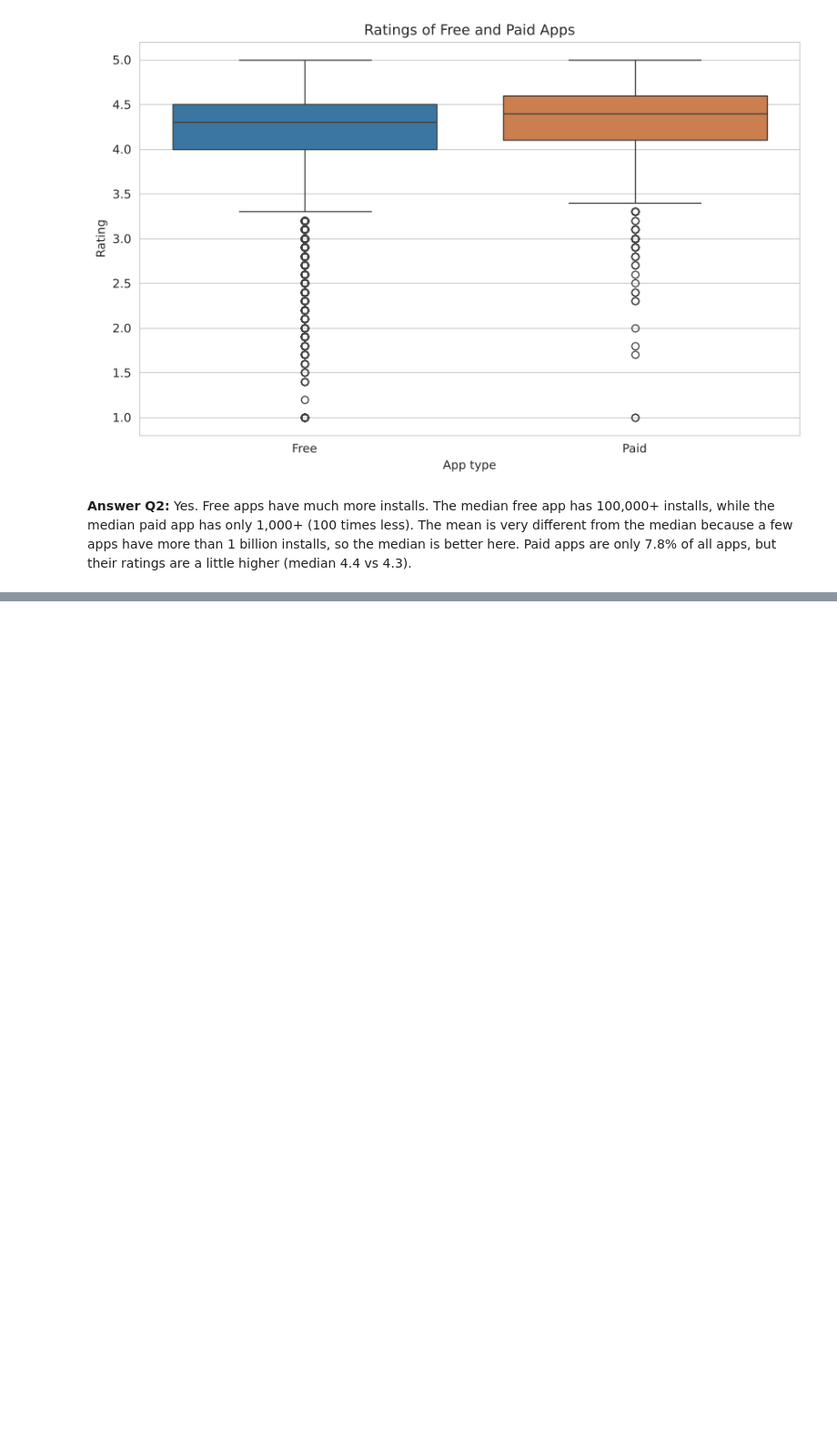
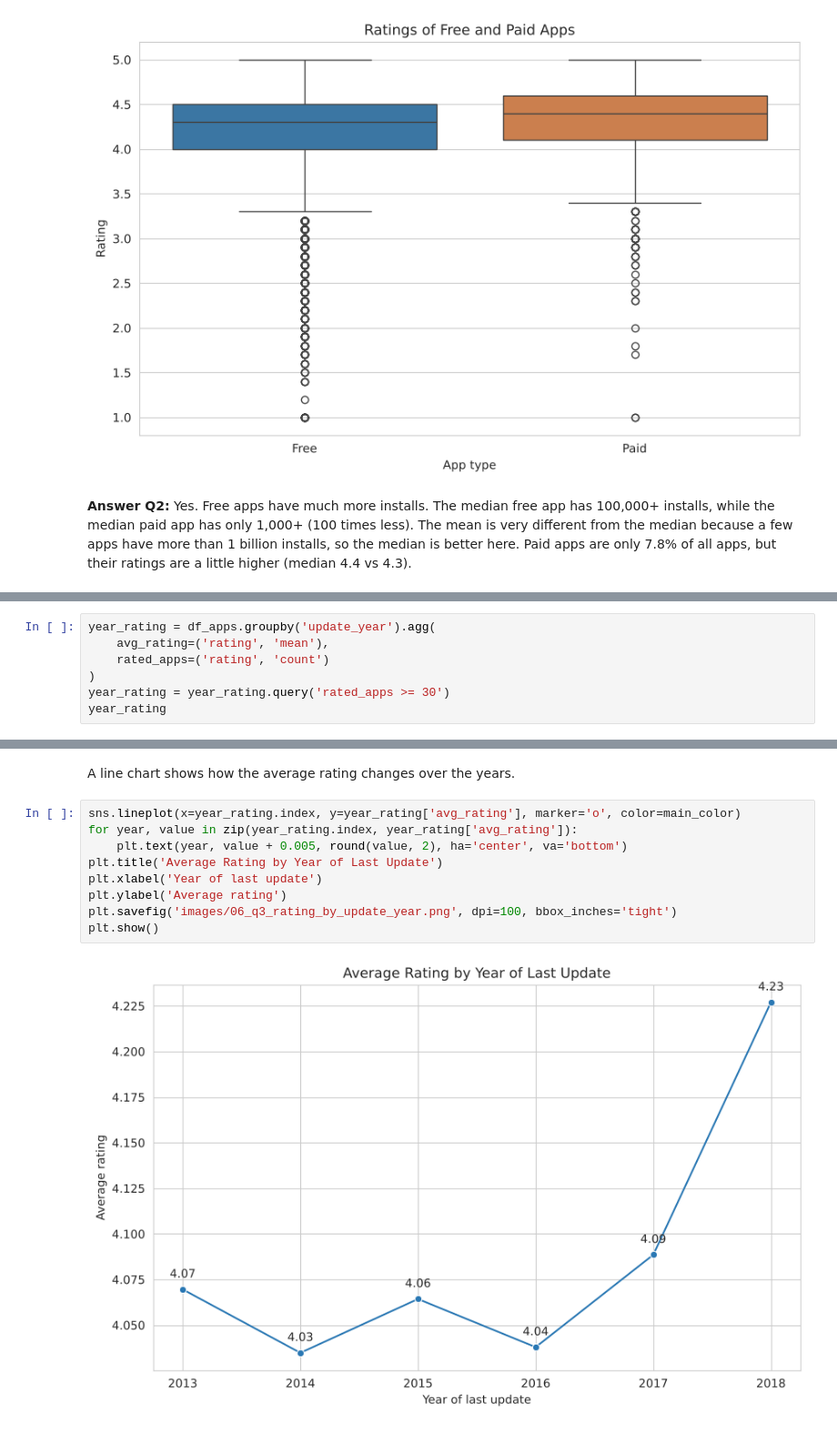
Before and after one commit to ahmed2sadeq/google-play-apps-analysis, a Jupyter notebook: project.ipynb, the cells around one changed output, grey strips where cells are left out. Shown at 91% size. Drawn from its saved outputs; the diff is of its cells as text; blank space fills up the shorter version.

Commit message:
Answer Q3 and Q4, add missing Q1 and Q2 charts

```diff
--- a/project.ipynb
+++ b/project.ipynb
@@ -745,0 +749,7 @@ plt.show()
+# %%
+year_rating = df_apps.groupby('update_year').agg(
+    avg_rating=('rating', 'mean'),
+    rated_apps=('rating', 'count')
+)
+year_rating = year_rating.query('rated_apps >= 30')
+year_rating
@@ -745,0 +765,13 @@ plt.show()
+# %% [markdown]
+A line chart shows how the average rating changes over the years.
+# %%
+sns.lineplot(x=year_rating.index, y=year_rating['avg_rating'], marker='o', color=main_color)
+for year, value in zip(year_rating.index, year_rating['avg_rating']):
+    plt.text(year, value + 0.005, round(value, 2), ha='center', va='bottom')
+plt.title('Average Rating by Year of Last Update')
+plt.xlabel('Year of last update')
+plt.ylabel('Average rating')
+plt.savefig('images/06_q3_rating_by_update_year.png', dpi=100, bbox_inches='tight')
+plt.show()
+# %% [output]
+[figure, added]
```
Also changed, not shown: parts of 12 cells of this notebook, 4 other files.
